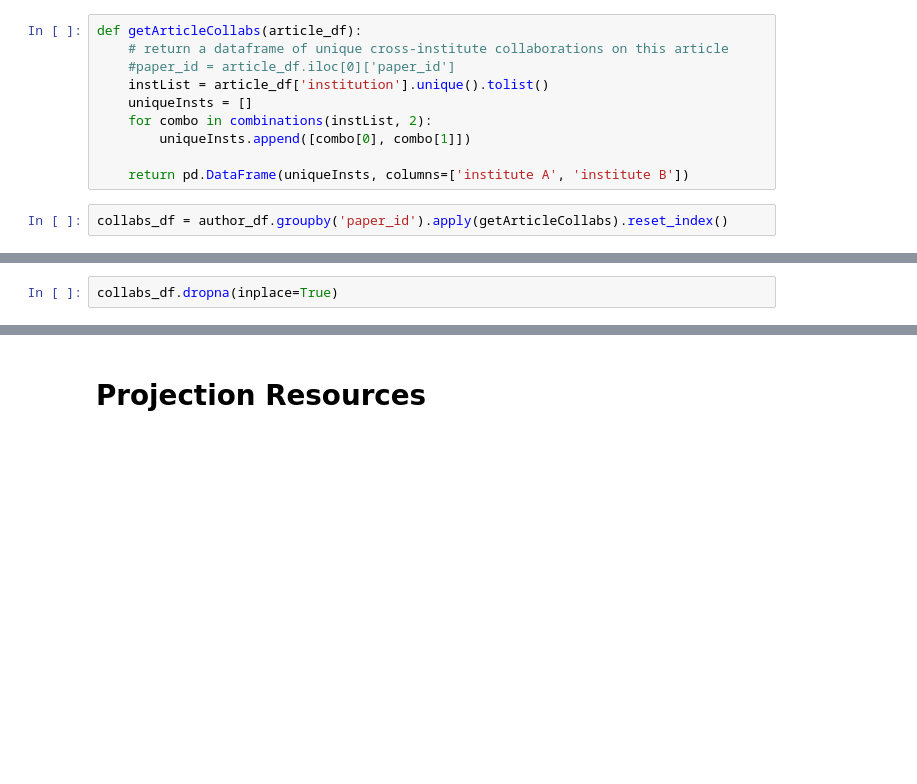
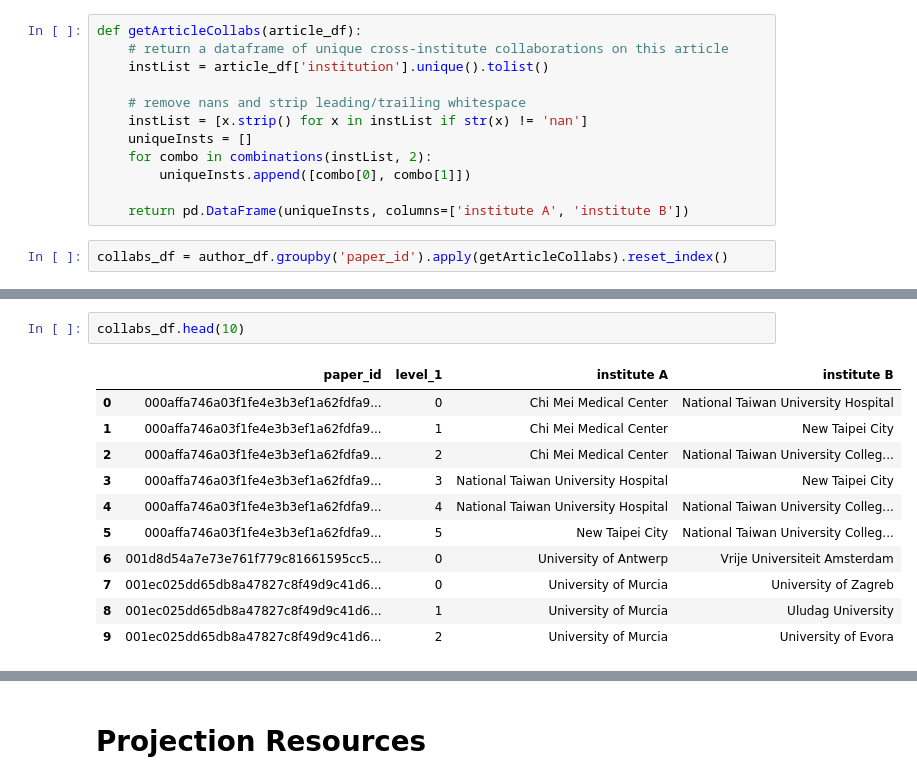
Before and after one commit to jeffmacinnes/COVID_vis, a Jupyter notebook: notebooks/collaborations.ipynb, the cells around one changed output, grey strips where cells are left out. Saved outputs shown, nothing was run; the diff lists cells and outputs as text; blank space fills up the shorter version.

```diff
--- a/notebooks/collaborations.ipynb
+++ b/notebooks/collaborations.ipynb
@@ -104,8 +106,10 @@ collabs_df
 # %%
 def getArticleCollabs(article_df):
     # return a dataframe of unique cross-institute collaborations on this article
-    #paper_id = article_df.iloc[0]['paper_id']
     instList = article_df['institution'].unique().tolist()
+
+    # remove nans and strip leading/trailing whitespace
+    instList = [x.strip() for x in instList if str(x) != 'nan']
     uniqueInsts = []
     for combo in combinations(instList, 2):
         uniqueInsts.append([combo[0], combo[1]])
@@ -124,2 +123,0 @@ author_df.shape
-# %%
-collabs_df.dropna(inplace=True)
@@ -125,0 +126,14 @@ collabs_df.dropna(inplace=True)
+# %%
+collabs_df.head(10)
+# %% [output]
+|  | paper_id | level_1 | institute A | institute B |
+| 0 | 000affa746a03f1fe4e3b3ef1a62fdfa9... | 0 | Chi Mei Medical Center | National Taiwan University Hospital |
+| 1 | 000affa746a03f1fe4e3b3ef1a62fdfa9... | 1 | Chi Mei Medical Center | New Taipei City |
+| 2 | 000affa746a03f1fe4e3b3ef1a62fdfa9... | 2 | Chi Mei Medical Center | National Taiwan University Colleg... |
+| 3 | 000affa746a03f1fe4e3b3ef1a62fdfa9... | 3 | National Taiwan University Hospital | New Taipei City |
+| 4 | 000affa746a03f1fe4e3b3ef1a62fdfa9... | 4 | National Taiwan University Hospital | National Taiwan University Colleg... |
+| 5 | 000affa746a03f1fe4e3b3ef1a62fdfa9... | 5 | New Taipei City | National Taiwan University Colleg... |
+| 6 | 001d8d54a7e73e761f779c81661595cc5... | 0 | University of Antwerp | Vrije Universiteit Amsterdam |
+| 7 | 001ec025dd65db8a47827c8f49d9c41d6... | 0 | University of Murcia | University of Zagreb |
+| 8 | 001ec025dd65db8a47827c8f49d9c41d6... | 1 | University of Murcia | Uludag University |
+| 9 | 001ec025dd65db8a47827c8f49d9c41d6... | 2 | University of Murcia | University of Evora |
```
Also changed, not shown: parts of 32 cells of this notebook, 24 other files.
